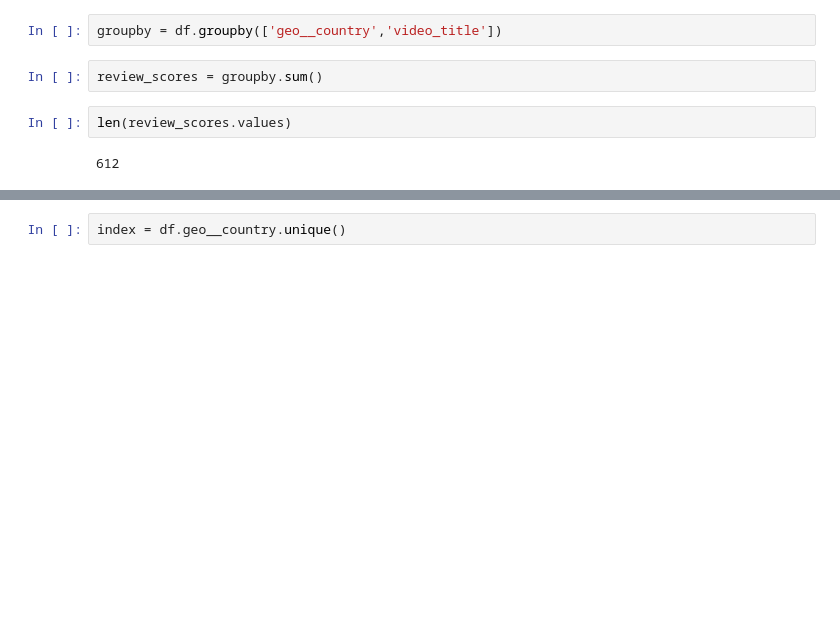
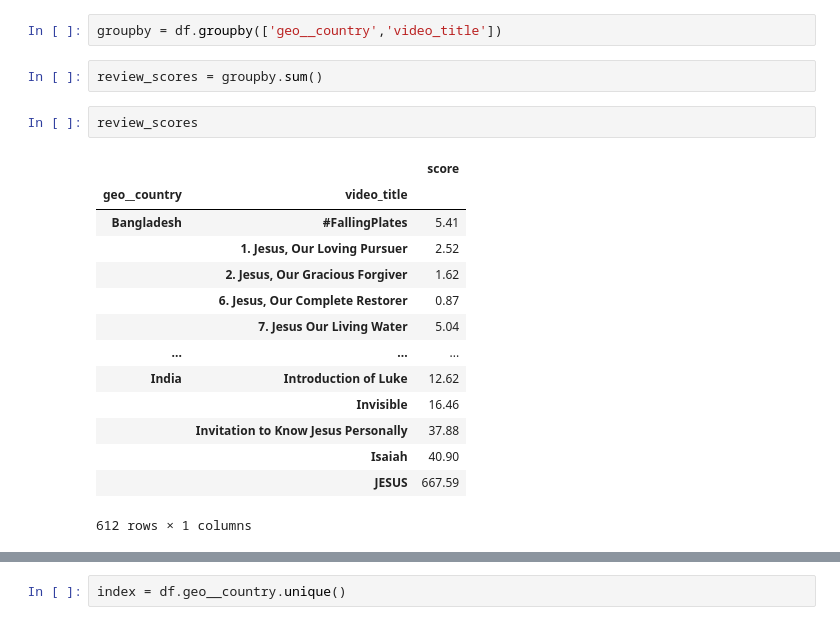
Before and after one commit to dj-betts/jf_project, a Jupyter notebook: recommender_base.ipynb, the cells around one changed output, grey strips where cells are left out. Saved outputs shown, nothing was run; the diff lists cells and outputs as text; blank space fills up the shorter version.

```diff
--- a/recommender_base.ipynb
+++ b/recommender_base.ipynb
@@ -222,6 +224,19 @@ groupby = df.groupby(['geo__country','video_title'])
 # %%
 review_scores = groupby.sum()
 # %%
-len(review_scores.values)
+review_scores
 # %% [output]
+|  |  | score |
+| geo__country | video_title |  |
+| Bangladesh | #FallingPlates | 5.41 |
+|  | 1. Jesus, Our Loving Pursuer | 2.52 |
+|  | 2. Jesus, Our Gracious Forgiver | 1.62 |
+|  | 6. Jesus, Our Complete Restorer | 0.87 |
+|  | 7. Jesus Our Living Water | 5.04 |
+| ... | ... | ... |
+| India | Introduction of Luke | 12.62 |
+|  | Invisible | 16.46 |
+|  | Invitation to Know Jesus Personally | 37.88 |
+|  | Isaiah | 40.90 |
+|  | JESUS | 667.59 |
-612
+612 rows × 1 columns
```
Also changed, not shown: parts of 44 cells of this notebook.
